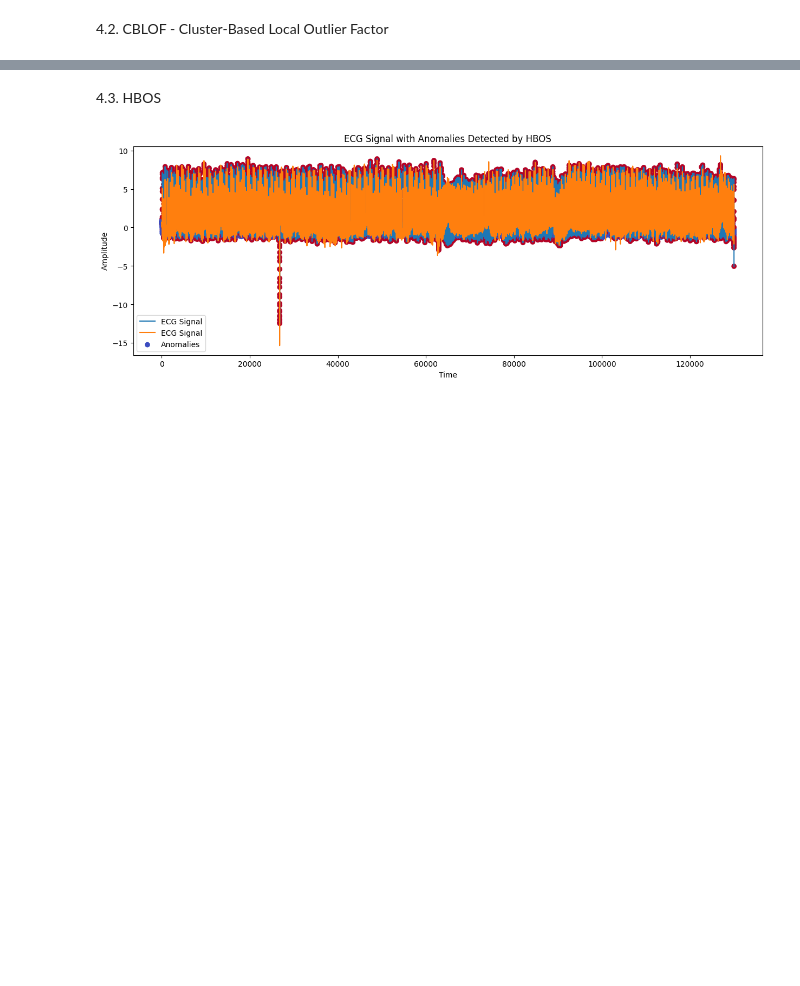
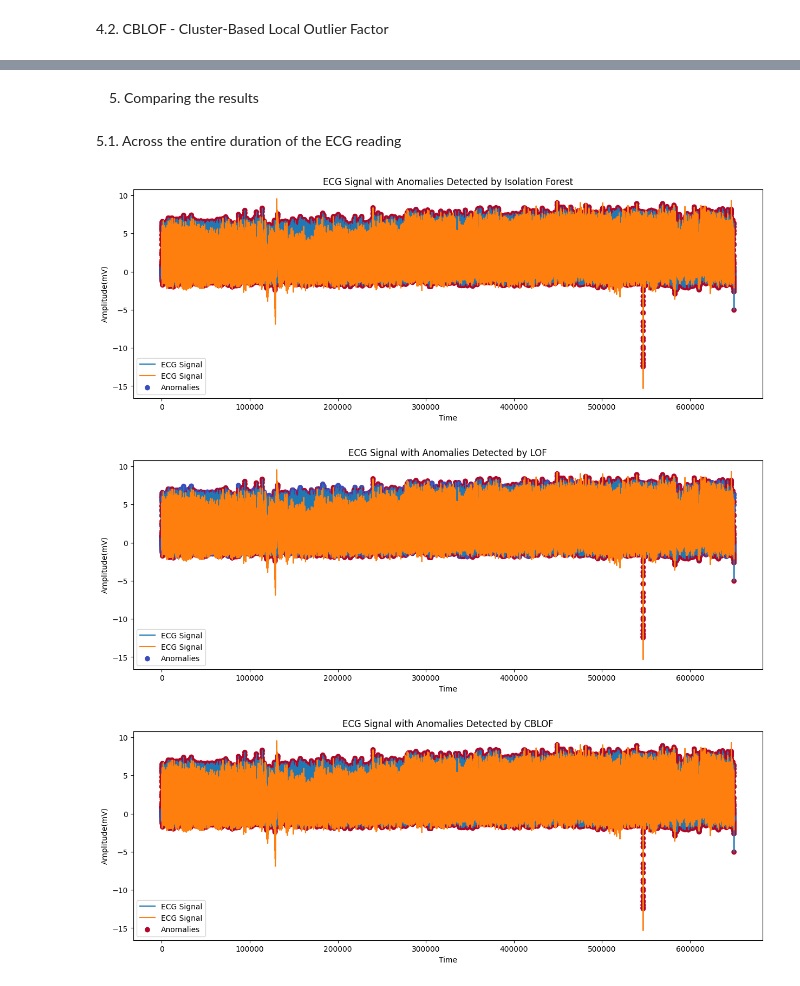
Before and after one commit to MirceaOvidiu/ML, a Jupyter notebook: ECG Prediction/ecgAbnormalities.ipynb, the cells around one changed output, grey strips where cells are left out. Drawn from its saved outputs; the diff is of its cells as text; code cells hidden in the pictures; blank space fills up the shorter version.

```diff
--- a/ECG Prediction/ecgAbnormalities.ipynb
+++ b/ECG Prediction/ecgAbnormalities.ipynb
@@ -82,3 +75,12 @@ plt.show()
+# %%
+lof = LOF()
+
+# Fit the model
+lof.fit(signal_scaled)
+
+# Get the outlier scores and predict the labels
+anomalies_lof = lof.predict(signal_scaled)
+anomalies_lof = np.where(anomalies_lof == 1, 1, 0)
 # %% [markdown]
 4.2. CBLOF - Cluster-Based Local Outlier Factor
 # %%
@@ -103,31 +95,37 @@ plt.show()
-# %% [markdown]
-4.3. HBOS
-# %%
-# Split the data into training and test sets
-n_train = int(0.8 * len(signal_scaled))
-X_train, X_test = signal_scaled[:n_train], signal_scaled[n_train:]
-
-# Initialize the HBOS detector
-hbos = HBOS()
-
-# Fit the model
-hbos.fit(X_train)
-
-# Get the outlier scores
-y_train_scores = hbos.decision_function(X_train)  # outlier scores for training data
-y_test_scores = hbos.decision_function(X_test)    # outlier scores for test data
-
-
-y_train_pred = hbos.labels_
-y_test_pred = hbos.predict(X_test)
-
-plt.figure(figsize=(15, 5))
-plt.plot(signal_scaled[n_train:], label='ECG Signal')
-plt.scatter(np.arange(len(X_test)), X_test[:, 0], c=y_test_pred, cmap='coolwarm', label='Anomalies')
-plt.title('ECG Signal with Anomalies Detected by HBOS')
-plt.xlabel('Time')
-plt.ylabel('Amplitude')
-plt.legend()
-plt.show()
-# %% [output]
-[figure, removed]
+# %% [markdown]
+5. Comparing the results
+# %% [markdown]
+5.1. Across the entire duration of the ECG reading
+# %%
+plt.style.use('default')
+
+plt.figure(figsize=(15, 5))
+plt.plot(signal_scaled, label='ECG Signal')
+plt.scatter(np.arange(len(signal_scaled)), signal_scaled[:, 0], c=anomalies_iforest, cmap='coolwarm', label='Anomalies')
+plt.title('ECG Signal with Anomalies Detected by Isolation Forest')
+plt.xlabel('Time')
+plt.ylabel('Amplitude(mV)')
+plt.legend()
+plt.show()
+
+plt.figure(figsize=(15, 5))
+plt.plot(signal_scaled, label='ECG Signal')
+plt.scatter(np.arange(len(signal_scaled)), signal_scaled[:, 0], c=anomalies_lof, cmap='coolwarm', label='Anomalies')
+plt.title('ECG Signal with Anomalies Detected by LOF')
+plt.xlabel('Time')
+plt.ylabel('Amplitude(mV)')
+plt.legend()
+plt.show()
+
+plt.figure(figsize=(15, 5))
+plt.plot(signal_scaled, label='ECG Signal')
+plt.scatter(np.arange(len(signal_scaled)), signal_scaled[:, 0], c=anomalies_cblof, cmap='coolwarm', label='Anomalies')
+plt.title('ECG Signal with Anomalies Detected by CBLOF')
+plt.xlabel('Time')
+plt.ylabel('Amplitude(mV)')
+plt.legend()
+plt.show()
+# %% [output]
+[figure, added]
+[figure, added]
+[figure, added]
```
Also changed, not shown: parts of 13 cells of this notebook, 3 other files.
